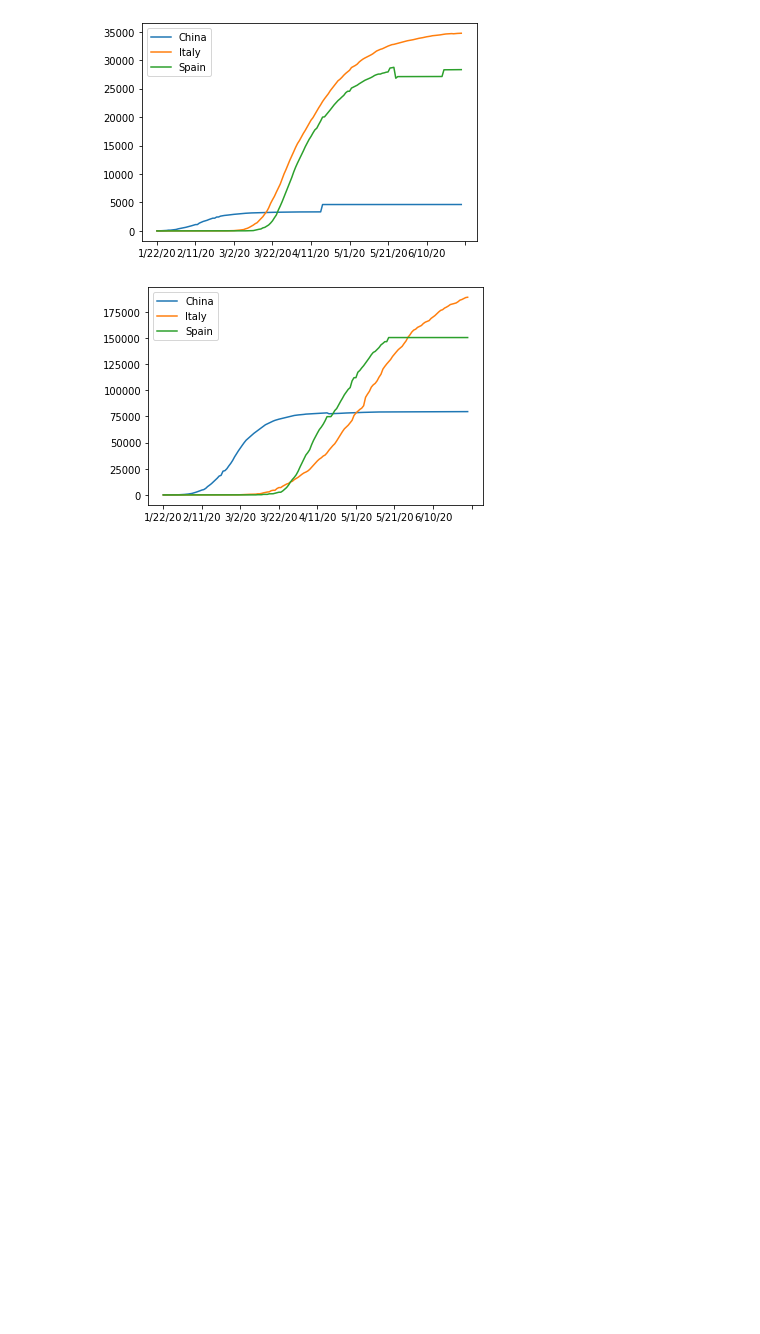
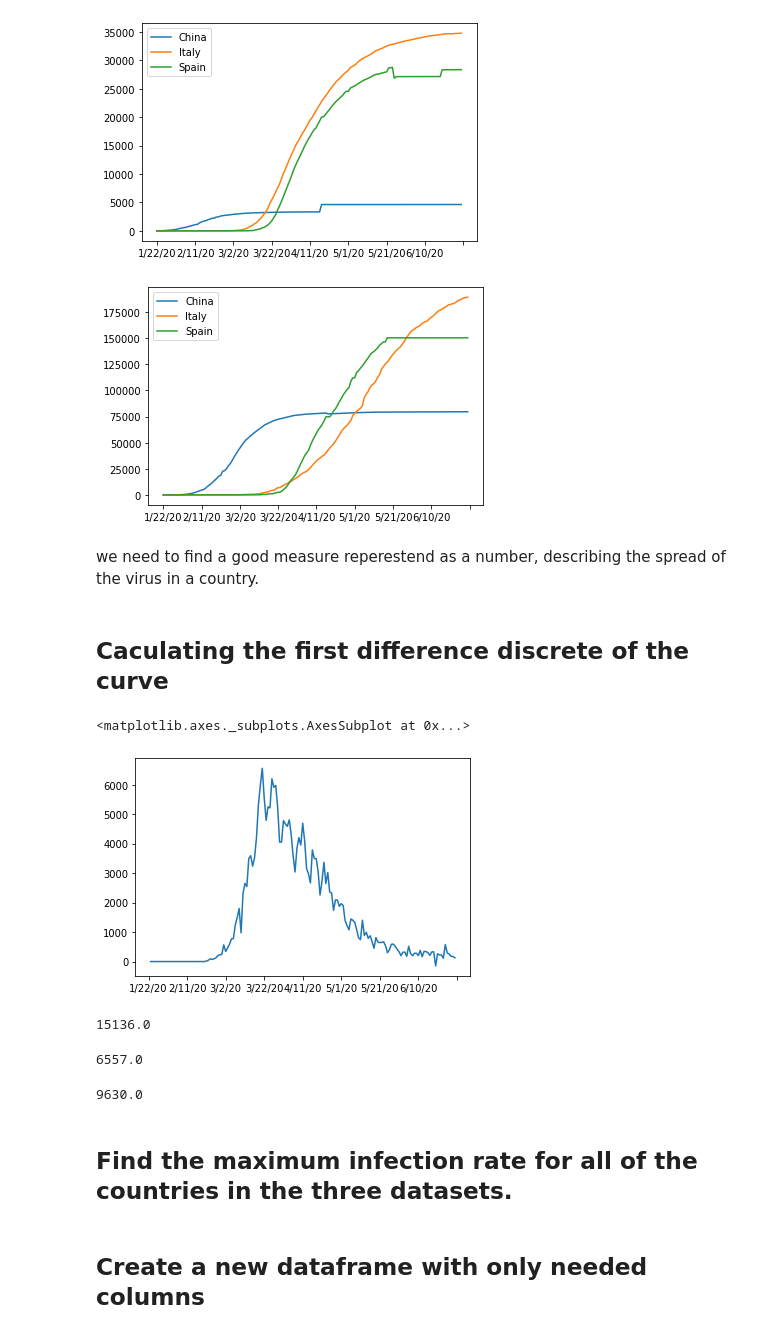
Before and after one commit to SarahLares/Covid-19-Data-Analysis, a Jupyter notebook: Covid_19_Data_Analysis.ipynb, the cells around one changed output. Saved outputs shown, nothing was run; the diff lists cells and outputs as text; code cells hidden in the pictures; blank space fills up the shorter version.

```diff
--- a/Covid_19_Data_Analysis.ipynb
+++ b/Covid_19_Data_Analysis.ipynb
@@ -133,3 +133,26 @@ corona_dataset_agreggated_recovered.loc['Spain'].plot()
 plt.legend();
 # %% [output]
 [figure]
+# %% [markdown]
+we need to find a good measure reperestend as a number, describing the spread of the virus in a country.
+# %% [markdown]
+##  Caculating the first difference discrete of the curve
+# %%
+corona_dataset_agreggated_confirmed.loc['Italy'].diff().plot()
+# %% [output]
+<matplotlib.axes._subplots.AxesSubplot at 0x...>
+[figure, added]
+# %%
+corona_dataset_agreggated_confirmed.loc['China'].diff().max()
+# %% [output]
+15136.0
+# %%
+corona_dataset_agreggated_confirmed.loc['Italy'].diff().max()
+# %% [output]
+6557.0
+# %%
+corona_dataset_agreggated_confirmed.loc['Spain'].diff().max()
+# %% [output]
+9630.0
+# %% [markdown]
+## Find the maximum infection rate for all of the countries in the three datasets.
@@ -135,0 +177,2 @@ plt.legend();
+# %% [markdown]
+## Create a new dataframe with only needed columns
```
Also changed, not shown: parts of 18 cells of this notebook.
